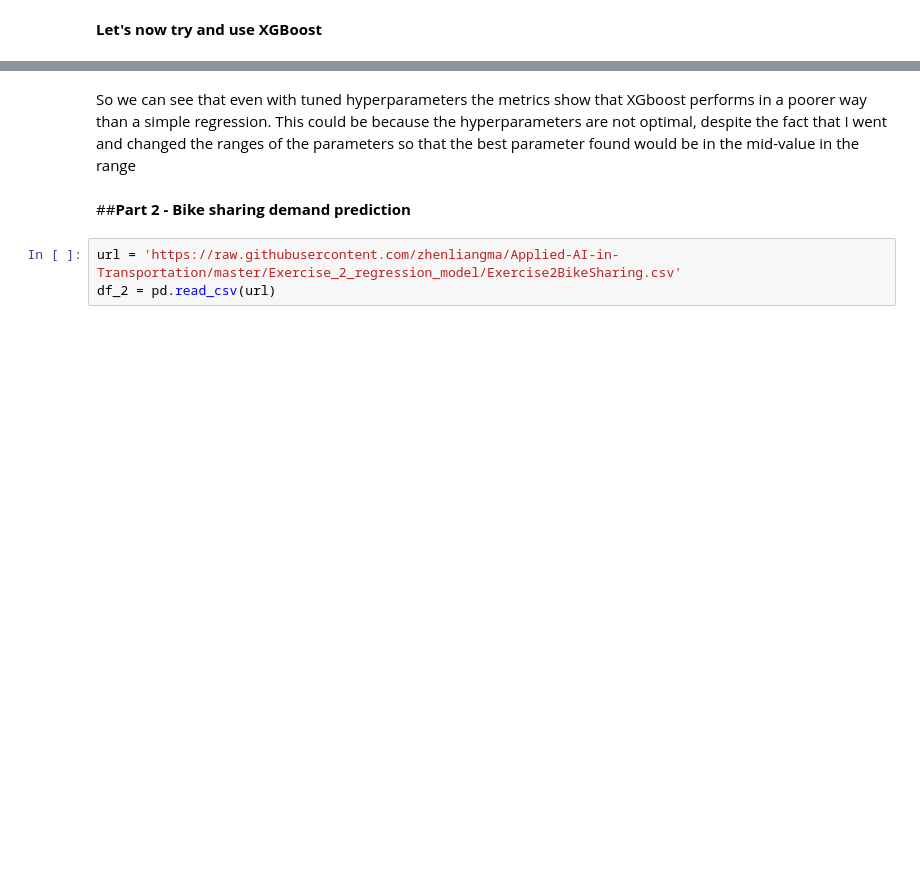
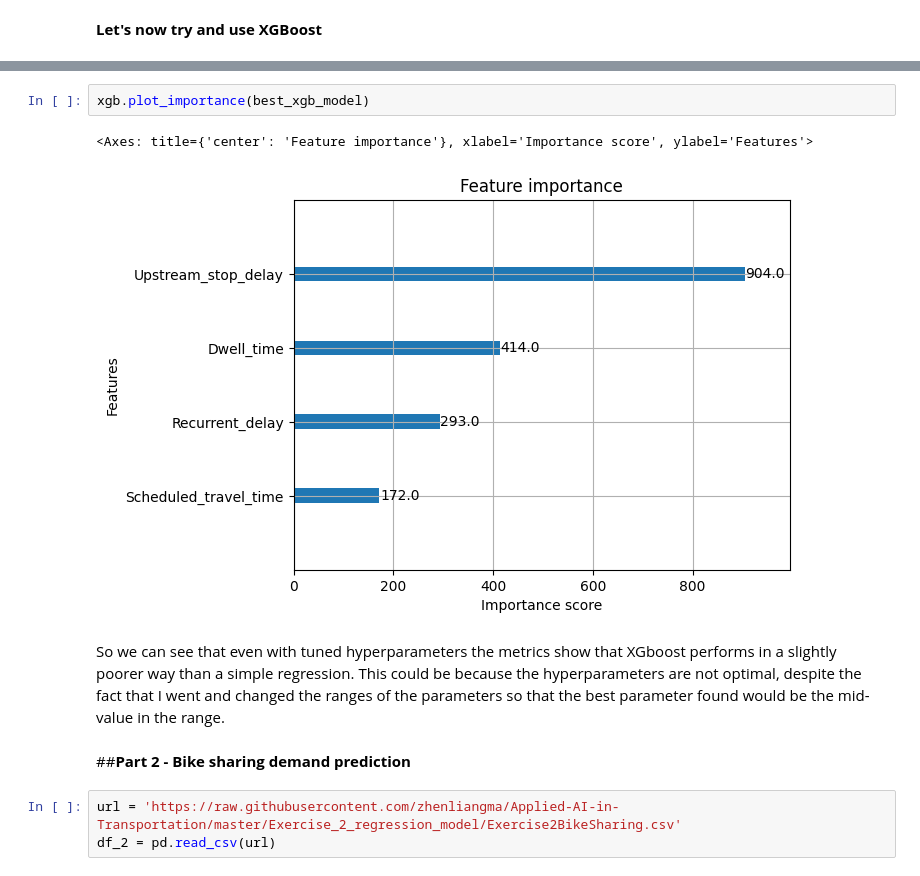
Before and after one commit to Gioalf/AH2179, a Jupyter notebook: Assignment1.ipynb, the cells around one changed output, grey strips where cells are left out. Drawn from its saved outputs; the diff is of its cells as text; blank space fills up the shorter version.

```diff
--- a/Assignment1.ipynb
+++ b/Assignment1.ipynb
@@ -118,5 +168,10 @@ metrics
+# %%
+xgb.plot_importance(best_xgb_model)
+# %% [output]
+<Axes: title={'center': 'Feature importance'}, xlabel='Importance score', ylabel='Features'>
+[figure, added]
 # %% [markdown]
-So we can see that even with tuned hyperparameters the metrics show that XGboost performs in a poorer way than a simple regression. This could be because the hyperparameters are not optimal, despite the fact that I went and changed the ranges of the parameters so that the best parameter found would be in the mid-value in the range
+So we can see that even with tuned hyperparameters the metrics show that XGboost performs in a slightly poorer way than a simple regression. This could be because the hyperparameters are not optimal, despite the fact that I went and changed the ranges of the parameters so that the best parameter found would be the mid-value in the range.
 # %% [markdown]
 ##**Part 2 - Bike sharing demand prediction**
 # %%
```
Also changed, not shown: parts of 9 cells of this notebook.
